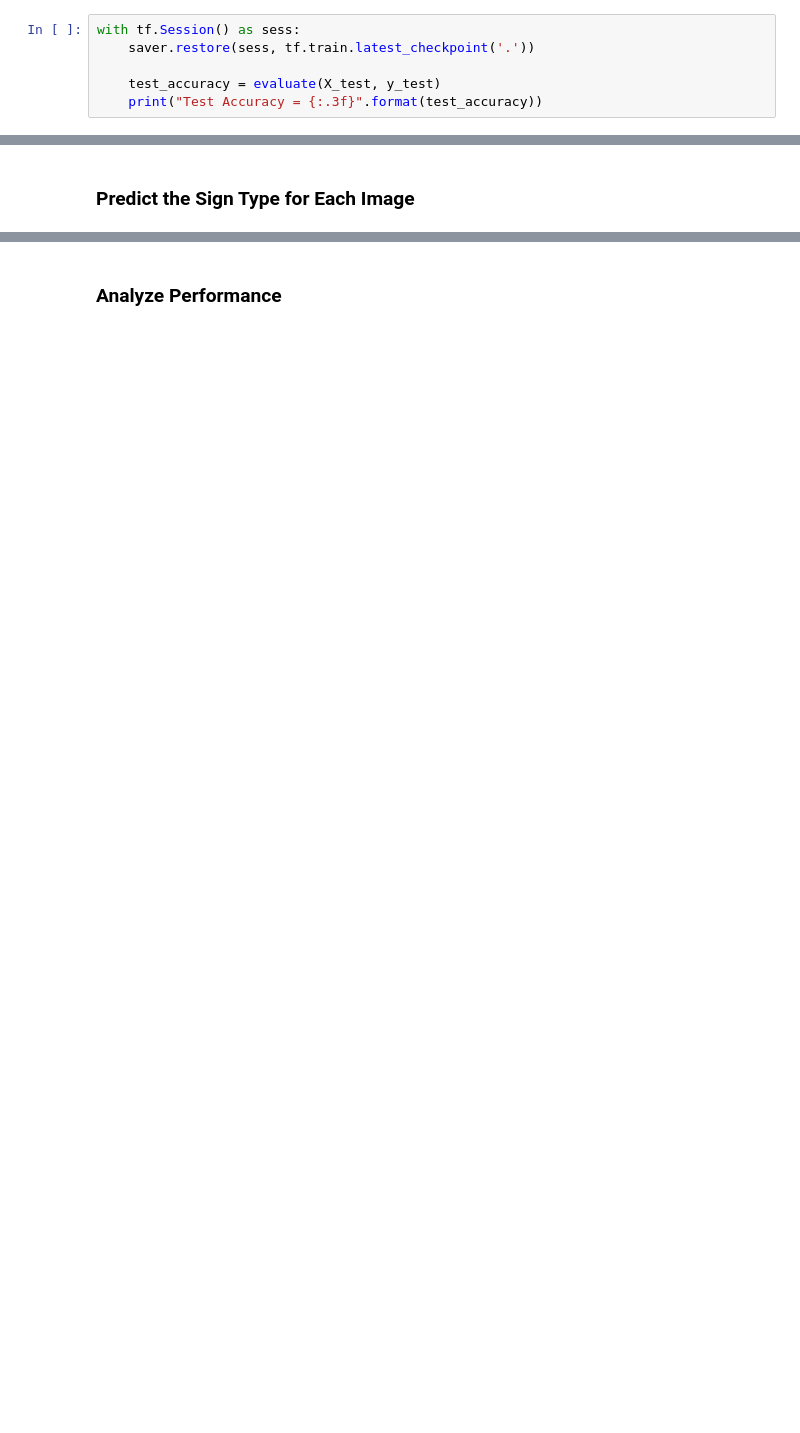
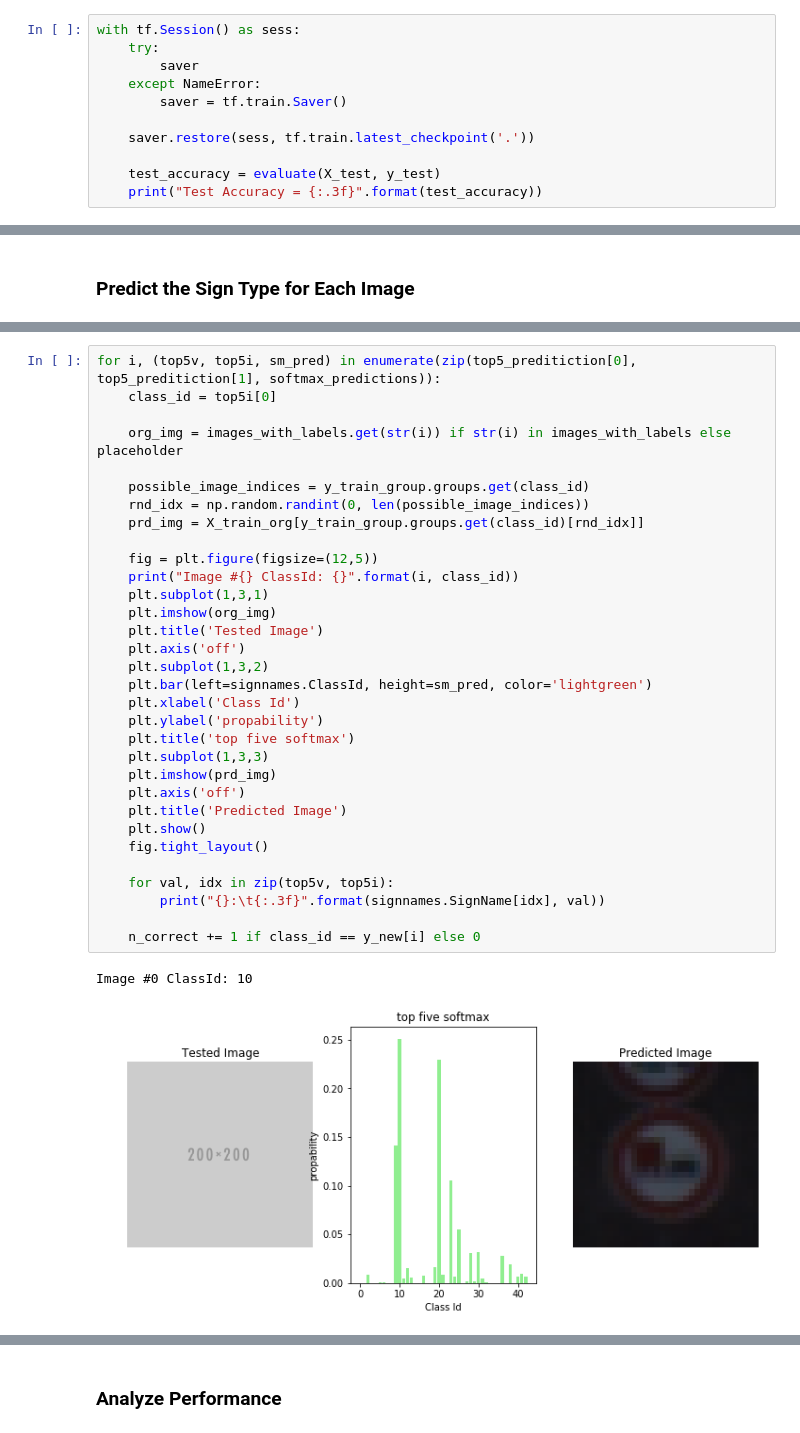
Before and after one commit to SiRi13/CarND-Traffic-Sign-Classifier-Project, a Jupyter notebook: Traffic_Sign_Classifier-CLAHE.ipynb, the cells around one changed output, grey strips where cells are left out. Drawn from its saved outputs; the diff is of its cells as text; blank space fills up the shorter version.

```diff
--- a/Traffic_Sign_Classifier-CLAHE.ipynb
+++ b/Traffic_Sign_Classifier-CLAHE.ipynb
@@ -439,6 +454,11 @@ Validation Accuracy = 0.808
 Model saved
 # %%
 with tf.Session() as sess:
+    try:
+        saver
+    except NameError:
+        saver = tf.train.Saver()
+
     saver.restore(sess, tf.train.latest_checkpoint('.'))
 
     test_accuracy = evaluate(X_test, y_test)
@@ -466,0 +579,35 @@ You may find `signnames.csv` useful as it contains mappings from the class id (i
+# %%
+for i, (top5v, top5i, sm_pred) in enumerate(zip(top5_preditiction[0], top5_preditiction[1], softmax_predictions)):
+    class_id = top5i[0]
+
+    org_img = images_with_labels.get(str(i)) if str(i) in images_with_labels else placeholder
+
+    possible_image_indices = y_train_group.groups.get(class_id)
+    rnd_idx = np.random.randint(0, len(possible_image_indices))
+    prd_img = X_train_org[y_train_group.groups.get(class_id)[rnd_idx]]
+
+    fig = plt.figure(figsize=(12,5))
+    print("Image #{} ClassId: {}".format(i, class_id))
+    plt.subplot(1,3,1)
+    plt.imshow(org_img)
+    plt.title('Tested Image')
+    plt.axis('off')
+    plt.subplot(1,3,2)
+    plt.bar(left=signnames.ClassId, height=sm_pred, color='lightgreen')
+    plt.xlabel('Class Id')
+    plt.ylabel('propability')
+    plt.title('top five softmax')
+    plt.subplot(1,3,3)
+    plt.imshow(prd_img)
+    plt.axis('off')
+    plt.title('Predicted Image')
+    plt.show()
+    fig.tight_layout()
+
+    for val, idx in zip(top5v, top5i):
+        print("{}:\t{:.3f}".format(signnames.SignName[idx], val))
+
+    n_correct += 1 if class_id == y_new[i] else 0
+# %% [output]
+Image #0 ClassId: 10
+[figure, added]
```
Also changed, not shown: parts of 20 cells of this notebook, 14 other files.
